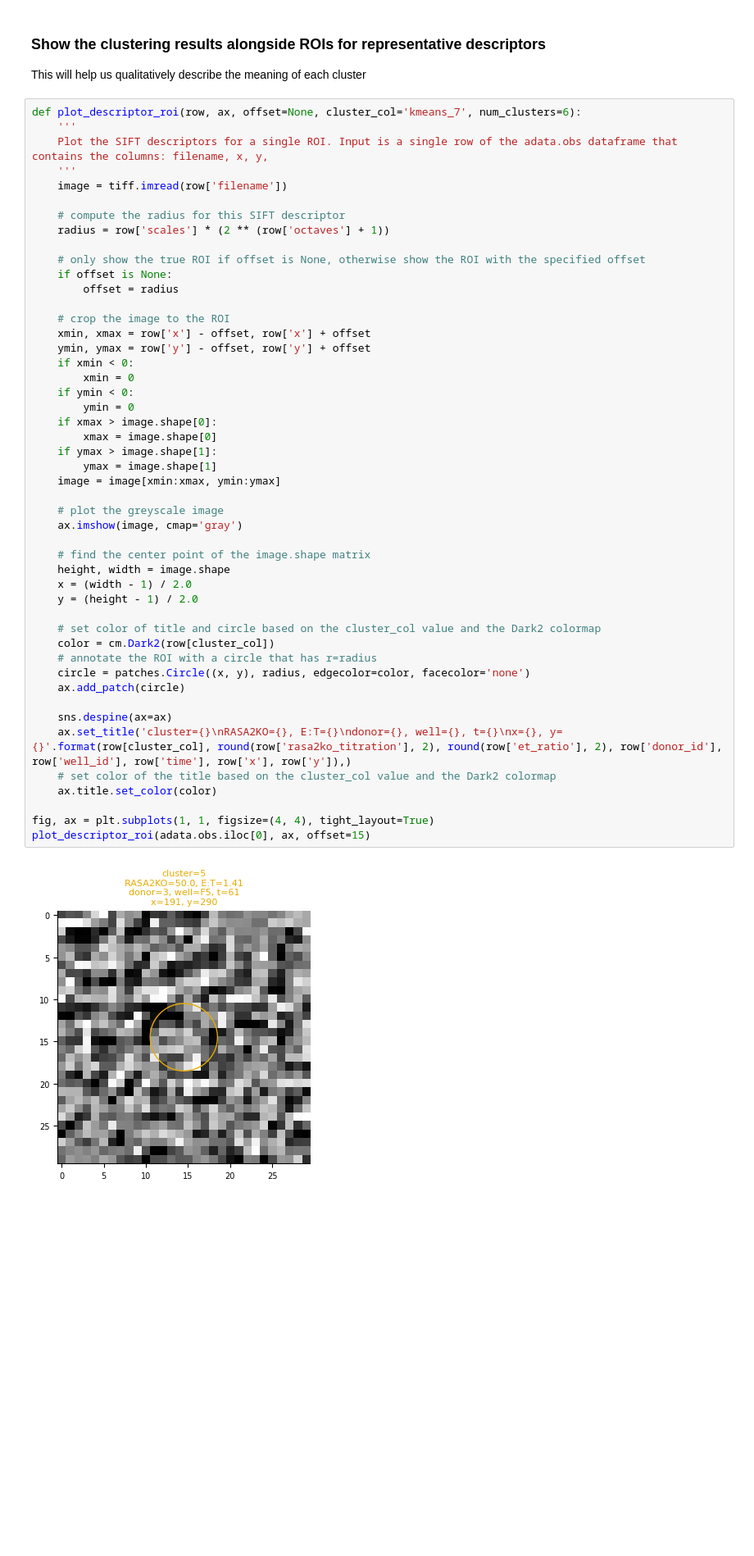
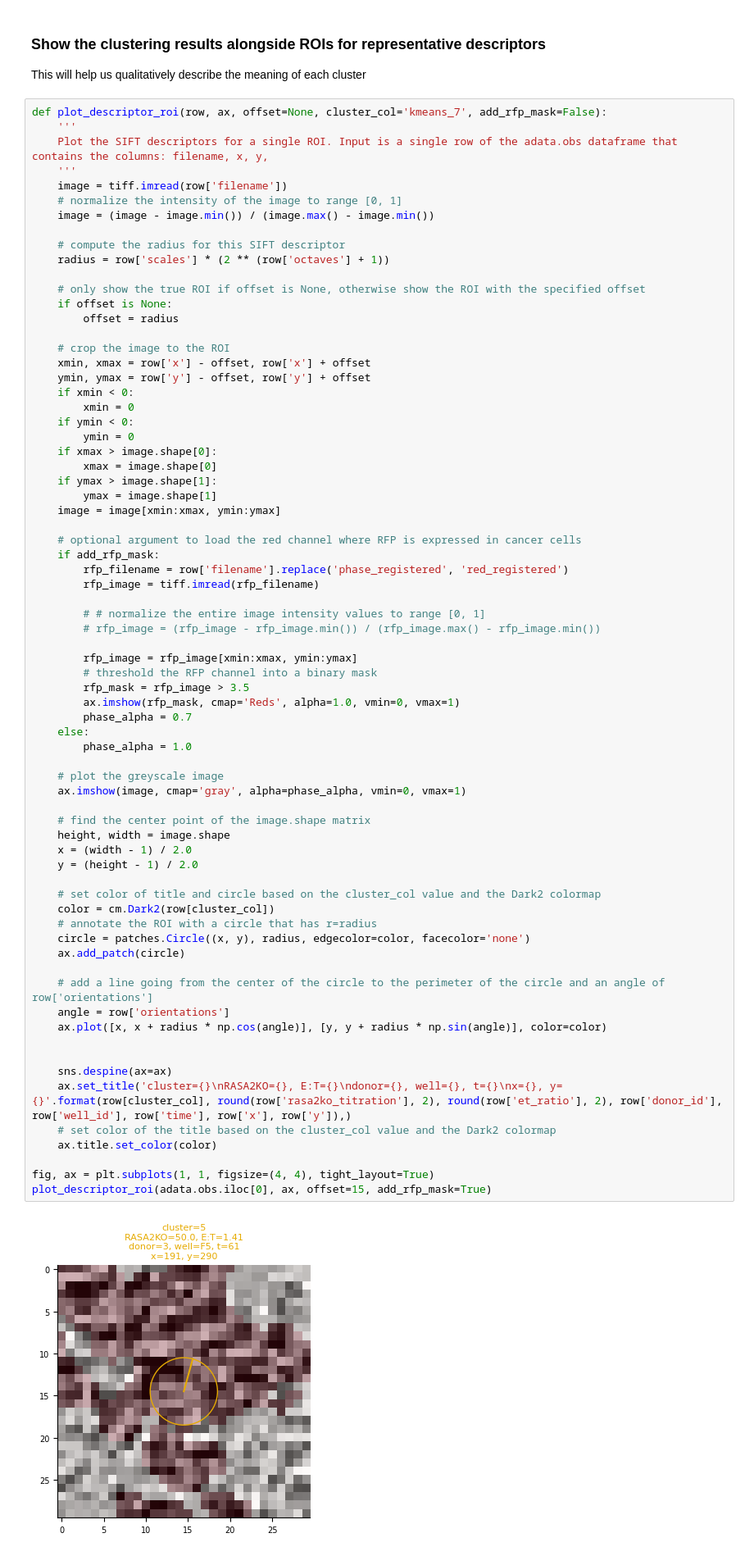
Before and after one commit to bee-hive/sflcba, a Jupyter notebook: analyze_sift_embedding.ipynb, the cells around one changed output. Shown at 82% size. Saved outputs shown, nothing was run; the diff lists cells and outputs as text; blank space fills up the shorter version.

```diff
--- a/analyze_sift_embedding.ipynb
+++ b/analyze_sift_embedding.ipynb
@@ -149,11 +149,13 @@ Despite the silhouette score being highest for `k=4` clusters, we chose to move
 
 This will help us qualitatively describe the meaning of each cluster
 # %%
-def plot_descriptor_roi(row, ax, offset=None, cluster_col='kmeans_7', num_clusters=6):
+def plot_descriptor_roi(row, ax, offset=None, cluster_col='kmeans_7', add_rfp_mask=False):
     '''
     Plot the SIFT descriptors for a single ROI. Input is a single row of the adata.obs dataframe that contains the columns: filename, x, y,
     '''
     image = tiff.imread(row['filename'])
+    # normalize the intensity of the image to range [0, 1]
+    image = (image - image.min()) / (image.max() - image.min())
 
     # compute the radius for this SIFT descriptor
     radius = row['scales'] * (2 ** (row['octaves'] + 1))
@@ -168,36 +170,57 @@ def plot_descriptor_roi(row, ax, offset=None, cluster_col='kmeans_7', num_cluste
     if xmin < 0:
         xmin = 0
     if ymin < 0:
         ymin = 0
     if xmax > image.shape[0]:
         xmax = image.shape[0]
     if ymax > image.shape[1]:
         ymax = image.shape[1]
     image = image[xmin:xmax, ymin:ymax]
 
+    # optional argument to load the red channel where RFP is expressed in cancer cells
+    if add_rfp_mask:
+        rfp_filename = row['filename'].replace('phase_registered', 'red_registered')
+        rfp_image = tiff.imread(rfp_filename)
+
+        # # normalize the entire image intensity values to range [0, 1]
+        # rfp_image = (rfp_image - rfp_image.min()) / (rfp_image.max() - rfp_image.min())
+
+        rfp_image = rfp_image[xmin:xmax, ymin:ymax]
+        # threshold the RFP channel into a binary mask
+        rfp_mask = rfp_image > 3.5
+        ax.imshow(rfp_mask, cmap='Reds', alpha=1.0, vmin=0, vmax=1)
+        phase_alpha = 0.7
+    else:
+        phase_alpha = 1.0
+
     # plot the greyscale image
-    ax.imshow(image, cmap='gray')
+    ax.imshow(image, cmap='gray', alpha=phase_alpha, vmin=0, vmax=1)
 
     # find the center point of the image.shape matrix
     height, width = image.shape
     x = (width - 1) / 2.0
     y = (height - 1) / 2.0
 
     # set color of title and circle based on the cluster_col value and the Dark2 colormap
     color = cm.Dark2(row[cluster_col])
     # annotate the ROI with a circle that has r=radius
     circle = patches.Circle((x, y), radius, edgecolor=color, facecolor='none')
     ax.add_patch(circle)
 
+    # add a line going from the center of the circle to the perimeter of the circle and an angle of row['orientations']
+    angle = row['orientations']
+    ax.plot([x, x + radius * np.cos(angle)], [y, y + radius * np.sin(angle)], color=color)
+
+
     sns.despine(ax=ax)
     ax.set_title('cluster={}\nRASA2KO={}, E:T={}\ndonor={}, well={}, t={}\nx={}, y={}'.format(row[cluster_col], round(row['rasa2ko_titration'], 2), round(row['et_ratio'], 2), row['donor_id'], row['well_id'], row['time'], row['x'], row['y']),)
     # set color of the title based on the cluster_col value and the Dark2 colormap
     ax.title.set_color(color)
 
 fig, ax = plt.subplots(1, 1, figsize=(4, 4), tight_layout=True)
-plot_descriptor_roi(adata.obs.iloc[0], ax, offset=15)
+plot_descriptor_roi(adata.obs.iloc[0], ax, offset=15, add_rfp_mask=True)
 # %% [output]
-[figure, old version]
+[figure, new version]
 # %%
 # create a 7x3 grid of subplots where the middle 3 rows and columns are merged into one 3x3 subplot
 fig, ax = plt.subplots(3, 6, figsize=(12, 6), tight_layout=True)
```
Also changed, not shown: parts of 20 cells of this notebook, 1 other file.
